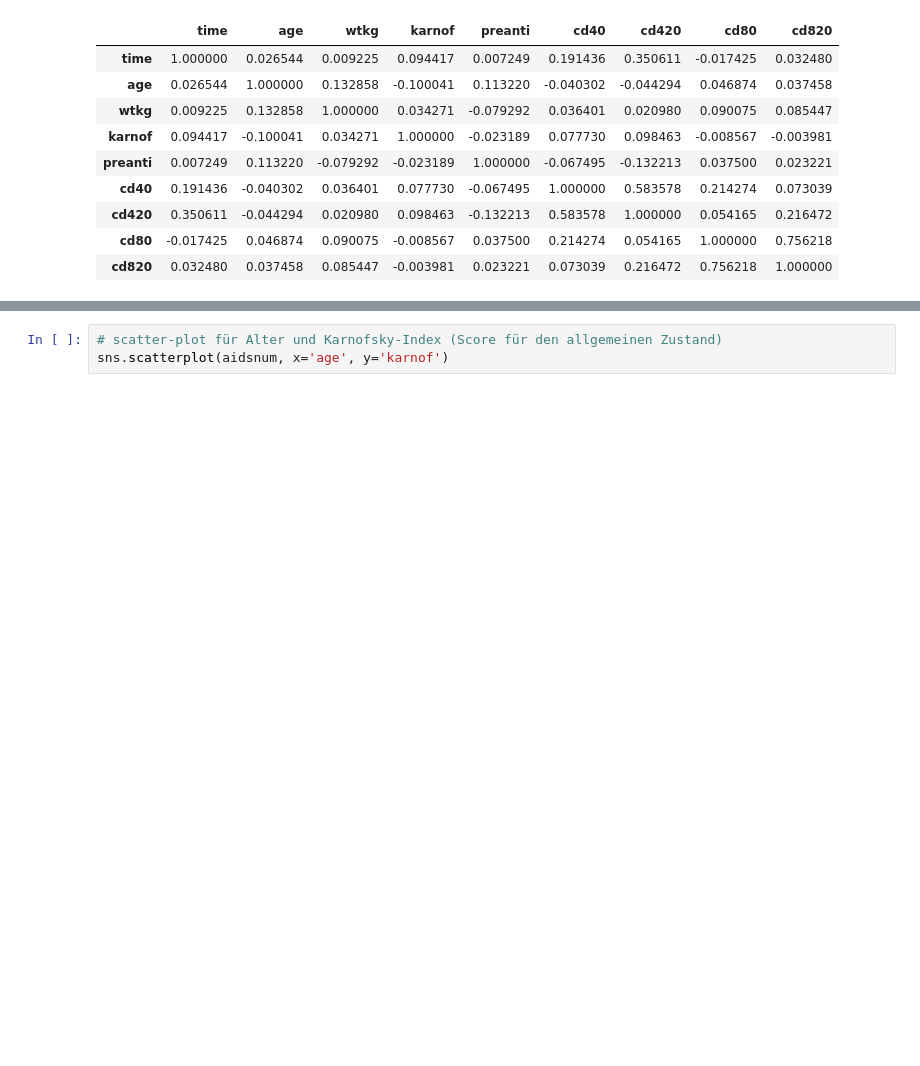
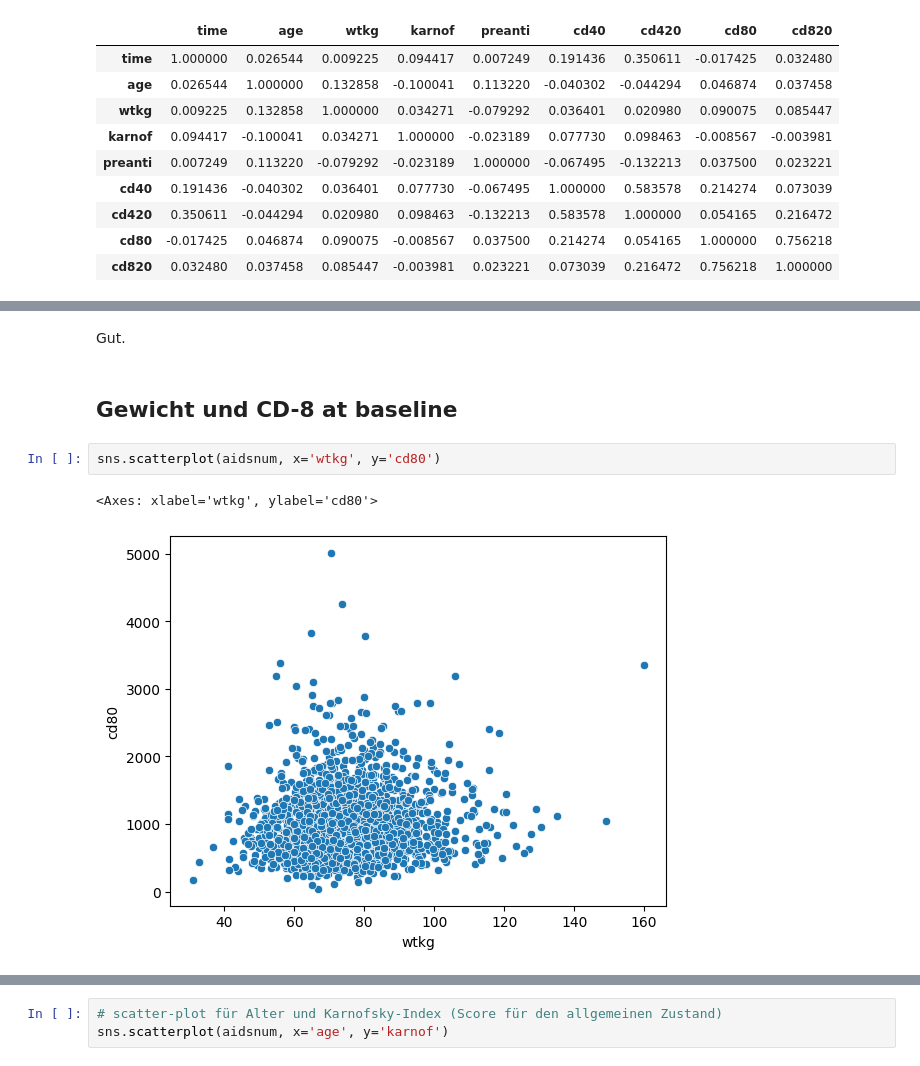
Before and after one commit to bogatyr-e/ml-prediction-aids, a Jupyter notebook: src/preprocessing.ipynb, the cells around one changed output, grey strips where cells are left out. Drawn from its saved outputs; the diff is of its cells as text; blank space fills up the shorter version.

```diff
--- a/src/preprocessing.ipynb
+++ b/src/preprocessing.ipynb
@@ -314,0 +302,9 @@ corrma.style.background_gradient(cmap='coolwarm')
+# %% [markdown]
+Gut.
+# %% [markdown]
+## Gewicht und CD-8 at baseline
+# %%
+sns.scatterplot(aidsnum, x='wtkg', y='cd80')
+# %% [output]
+<Axes: xlabel='wtkg', ylabel='cd80'>
+[figure, added]
```
Also changed, not shown: parts of 50 cells of this notebook, 4 other files.
